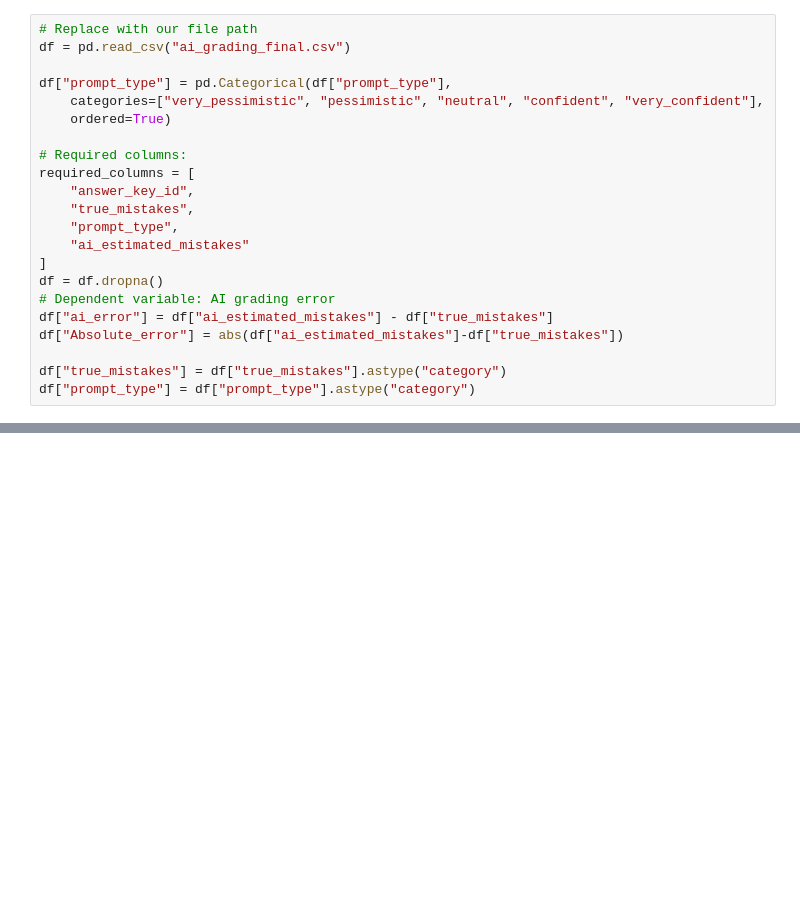
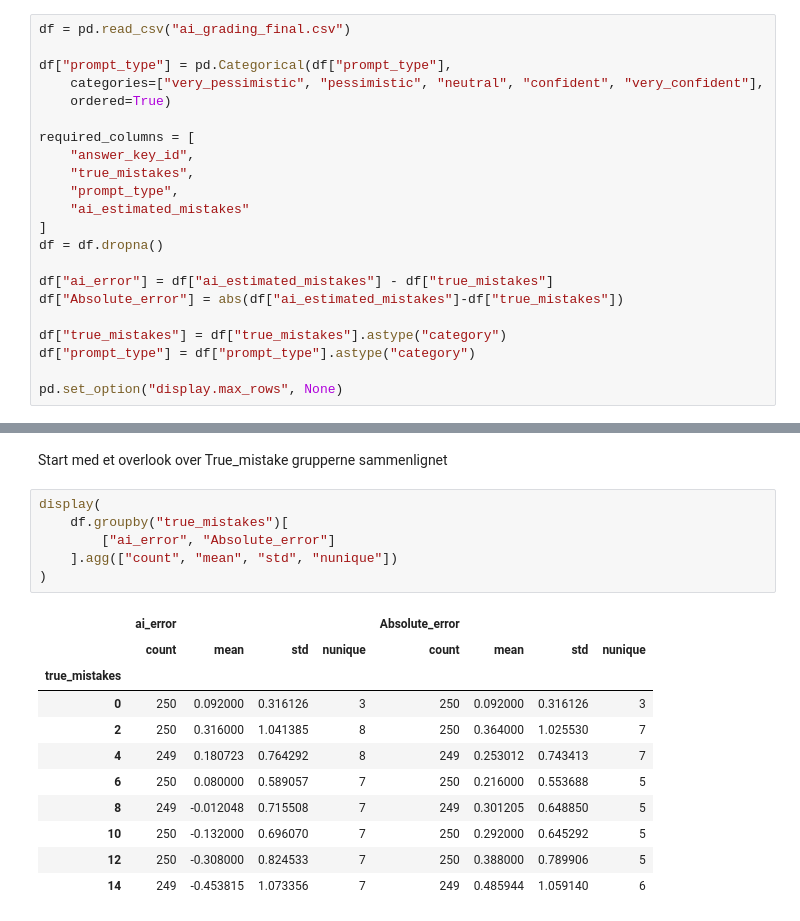
Before and after one commit to nebsen123/Prompt-bias-in-AI-grading, a Jupyter notebook: kruskal.ipynb, the cells around one changed output, grey strips where cells are left out. Drawn from its saved outputs; the diff is of its cells as text; blank space fills up the shorter version.

```diff
--- a/kruskal.ipynb
+++ b/kruskal.ipynb
@@ -11,14 +12,12 @@ from statsmodels.stats.contingency_tables import mcnemar
 from itertools import combinations
 from statsmodels.stats.multitest import multipletests
 # %%
-# Replace with our file path
 df = pd.read_csv("ai_grading_final.csv")
 
 df["prompt_type"] = pd.Categorical(df["prompt_type"],
     categories=["very_pessimistic", "pessimistic", "neutral", "confident", "very_confident"],
     ordered=True)
 
-# Required columns:
 required_columns = [
     "answer_key_id",
     "true_mistakes",
@@ -26,9 +25,11 @@ required_columns = [
     "ai_estimated_mistakes"
 ]
 df = df.dropna()
-# Dependent variable: AI grading error
+
 df["ai_error"] = df["ai_estimated_mistakes"] - df["true_mistakes"]
 df["Absolute_error"] = abs(df["ai_estimated_mistakes"]-df["true_mistakes"])
 
 df["true_mistakes"] = df["true_mistakes"].astype("category")
 df["prompt_type"] = df["prompt_type"].astype("category")
+
+pd.set_option("display.max_rows", None)
@@ -40,0 +46,20 @@ df_agg = df.groupby(["answer_key_id", "true_mistakes"], as_index=False).agg(
+# %% [markdown]
+Start med et overlook over True_mistake grupperne sammenlignet
+# %%
+display(
+    df.groupby("true_mistakes")[
+        ["ai_error", "Absolute_error"]
+    ].agg(["count", "mean", "std", "nunique"])
+)
+# %% [output]
+|  | ai_error |  |  |  | Absolute_error |  |  |  |
+|  | count | mean | std | nunique | count | mean | std | nunique |
+| true_mistakes |  |  |  |  |  |  |  |  |
+| 0 | 250 | 0.092000 | 0.316126 | 3 | 250 | 0.092000 | 0.316126 | 3 |
+| 2 | 250 | 0.316000 | 1.041385 | 8 | 250 | 0.364000 | 1.025530 | 7 |
+| 4 | 249 | 0.180723 | 0.764292 | 8 | 249 | 0.253012 | 0.743413 | 7 |
+| 6 | 250 | 0.080000 | 0.589057 | 7 | 250 | 0.216000 | 0.553688 | 5 |
+| 8 | 249 | -0.012048 | 0.715508 | 7 | 249 | 0.301205 | 0.648850 | 5 |
+| 10 | 250 | -0.132000 | 0.696070 | 7 | 250 | 0.292000 | 0.645292 | 5 |
+| 12 | 250 | -0.308000 | 0.824533 | 7 | 250 | 0.388000 | 0.789906 | 5 |
+| 14 | 249 | -0.453815 | 1.073356 | 7 | 249 | 0.485944 | 1.059140 | 6 |
```
Also changed, not shown: parts of 22 cells of this notebook.
